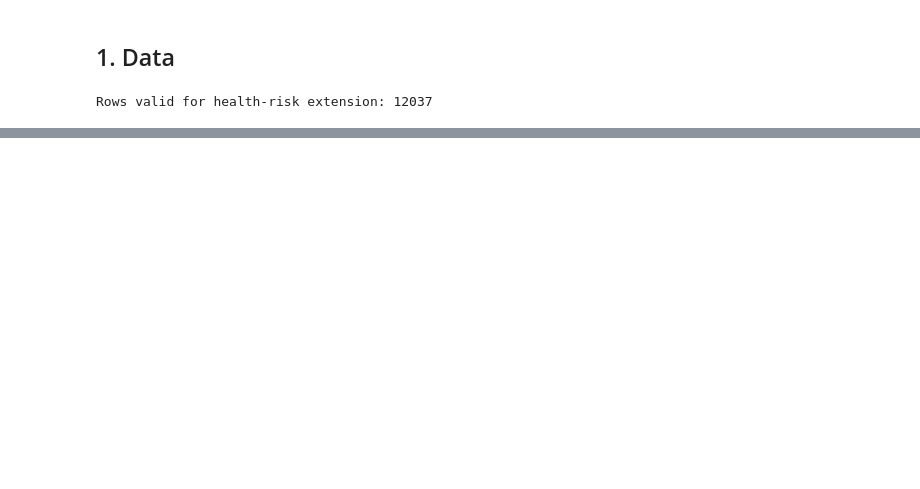
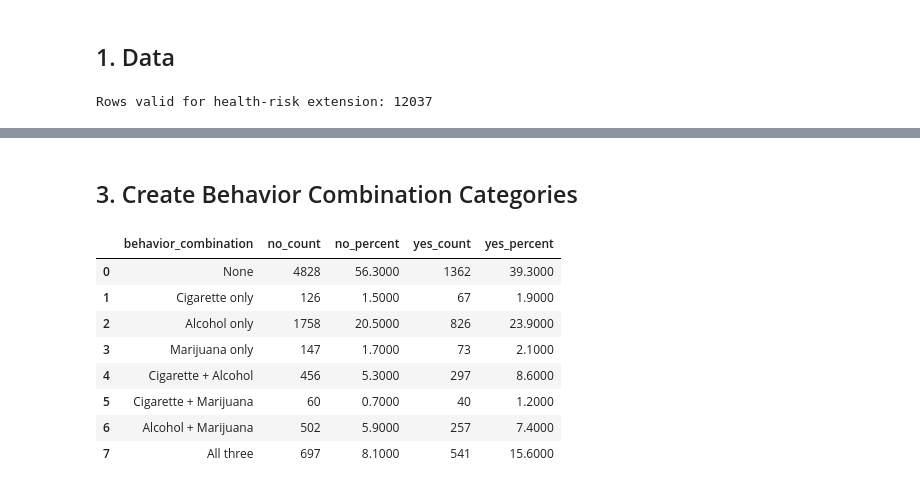
Before and after one commit to asd854026/2026-Spring-Stat2-Cycle3, a Jupyter notebook: notebooks/02_EDA_Additional.ipynb, the cells around one changed output, grey strips where cells are left out. Saved outputs shown, nothing was run; the diff lists cells and outputs as text; code cells hidden in the pictures; blank space fills up the shorter version.

```diff
--- a/notebooks/02_EDA_Additional.ipynb
+++ b/notebooks/02_EDA_Additional.ipynb
@@ -208,0 +81,78 @@ This suggests that students who felt sad or hopeless tended to report more healt
+# %% [markdown]
+## 3. Create Behavior Combination Categories
+# %%
+# ------------------------------------------------------------
+# Create combination labels
+# ------------------------------------------------------------
+def make_combination_label(row):
+    behaviors = []
+
+    if row["smoker_binary"] == 1:
+        behaviors.append("Cigarette")
+    if row["alcohol_binary"] == 1:
+        behaviors.append("Alcohol")
+    if row["marijuana_binary"] == 1:
+        behaviors.append("Marijuana")
+
+    if len(behaviors) == 0:
+        return "None"
+    if len(behaviors) == 1:
+        return f"{behaviors[0]} only"
+    if len(behaviors) == 3:
+        return "All three"
+    return " + ".join(behaviors)
+
+health_risk["behavior_combination"] = health_risk.apply(make_combination_label, axis=1)
+
+combination_order = [
+    "None",
+    "Cigarette only",
+    "Alcohol only",
+    "Marijuana only",
+    "Cigarette + Alcohol",
+    "Cigarette + Marijuana",
+    "Alcohol + Marijuana",
+    "All three"
+]
+
+combination_counts = (
+    pd.crosstab(
+        health_risk["behavior_combination"],
+        health_risk["sad_group"]
+    )
+    .reindex(combination_order, fill_value=0)
+)
+
+combination_props = (
+    pd.crosstab(
+        health_risk["behavior_combination"],
+        health_risk["sad_group"],
+        normalize="columns"
+    )
+    .reindex(combination_order, fill_value=0) * 100
+)
+
+combination_table = pd.DataFrame({
+    "behavior_combination": combination_order,
+    "no_count": combination_counts["Sad/Hopeless: No"].values,
+    "no_percent": combination_props["Sad/Hopeless: No"].round(1).values,
+    "yes_count": combination_counts["Sad/Hopeless: Yes"].values,
+    "yes_percent": combination_props["Sad/Hopeless: Yes"].round(1).values,
+})
+
+combination_table.to_csv(
+    TAB_DIR / "02_health_risk_behavior_combination_table.csv",
+    index=False
+)
+
+display(combination_table)
+# %% [output]
+|  | behavior_combination | no_count | no_percent | yes_count | yes_percent |
+| 0 | None | 4828 | 56.3000 | 1362 | 39.3000 |
+| 1 | Cigarette only | 126 | 1.5000 | 67 | 1.9000 |
+| 2 | Alcohol only | 1758 | 20.5000 | 826 | 23.9000 |
+| 3 | Marijuana only | 147 | 1.7000 | 73 | 2.1000 |
+| 4 | Cigarette + Alcohol | 456 | 5.3000 | 297 | 8.6000 |
+| 5 | Cigarette + Marijuana | 60 | 0.7000 | 40 | 1.2000 |
+| 6 | Alcohol + Marijuana | 502 | 5.9000 | 257 | 7.4000 |
+| 7 | All three | 697 | 8.1000 | 541 | 15.6000 |
```
Also changed, not shown: parts of 19 cells of this notebook, 23 other files.
